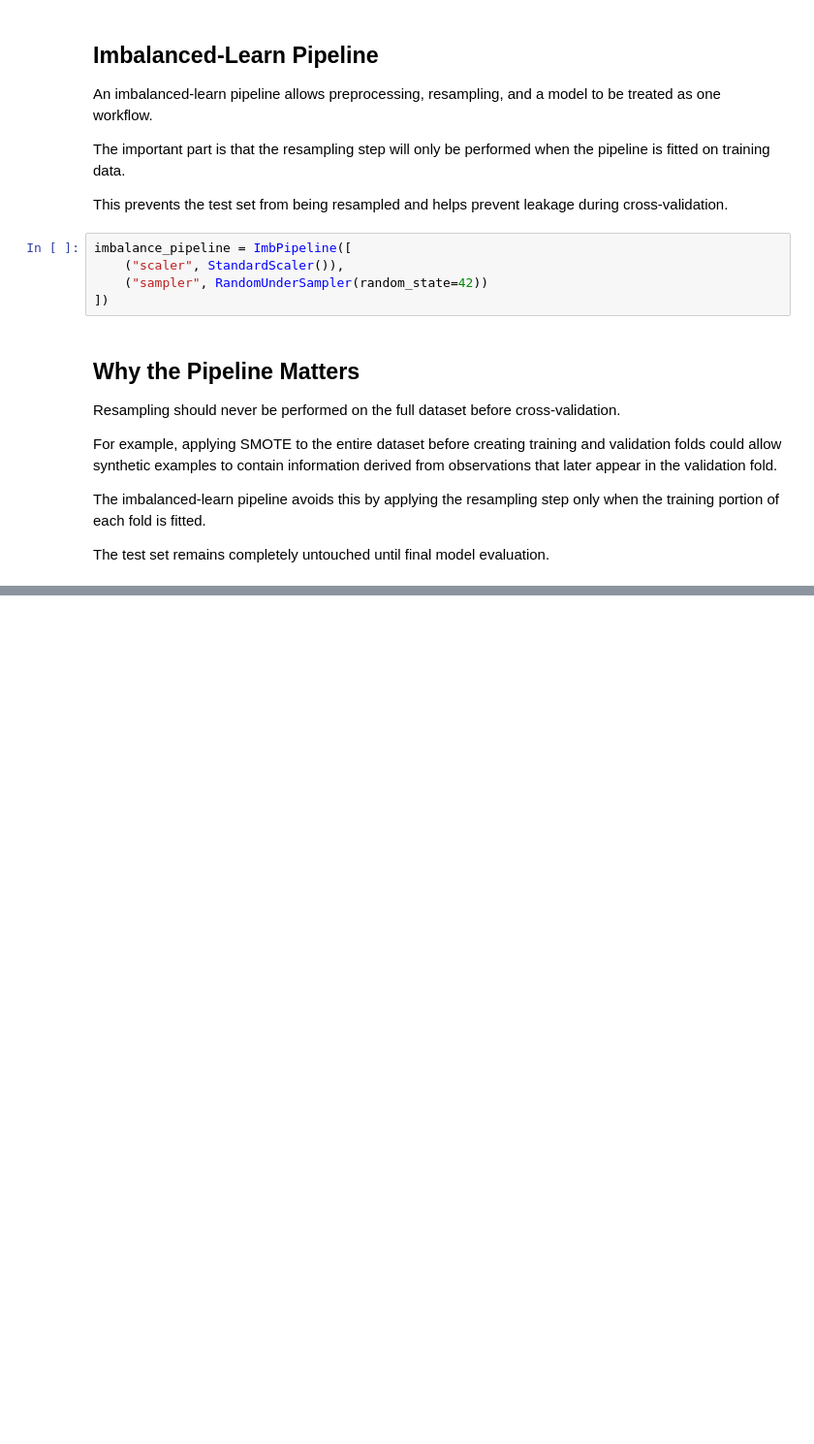
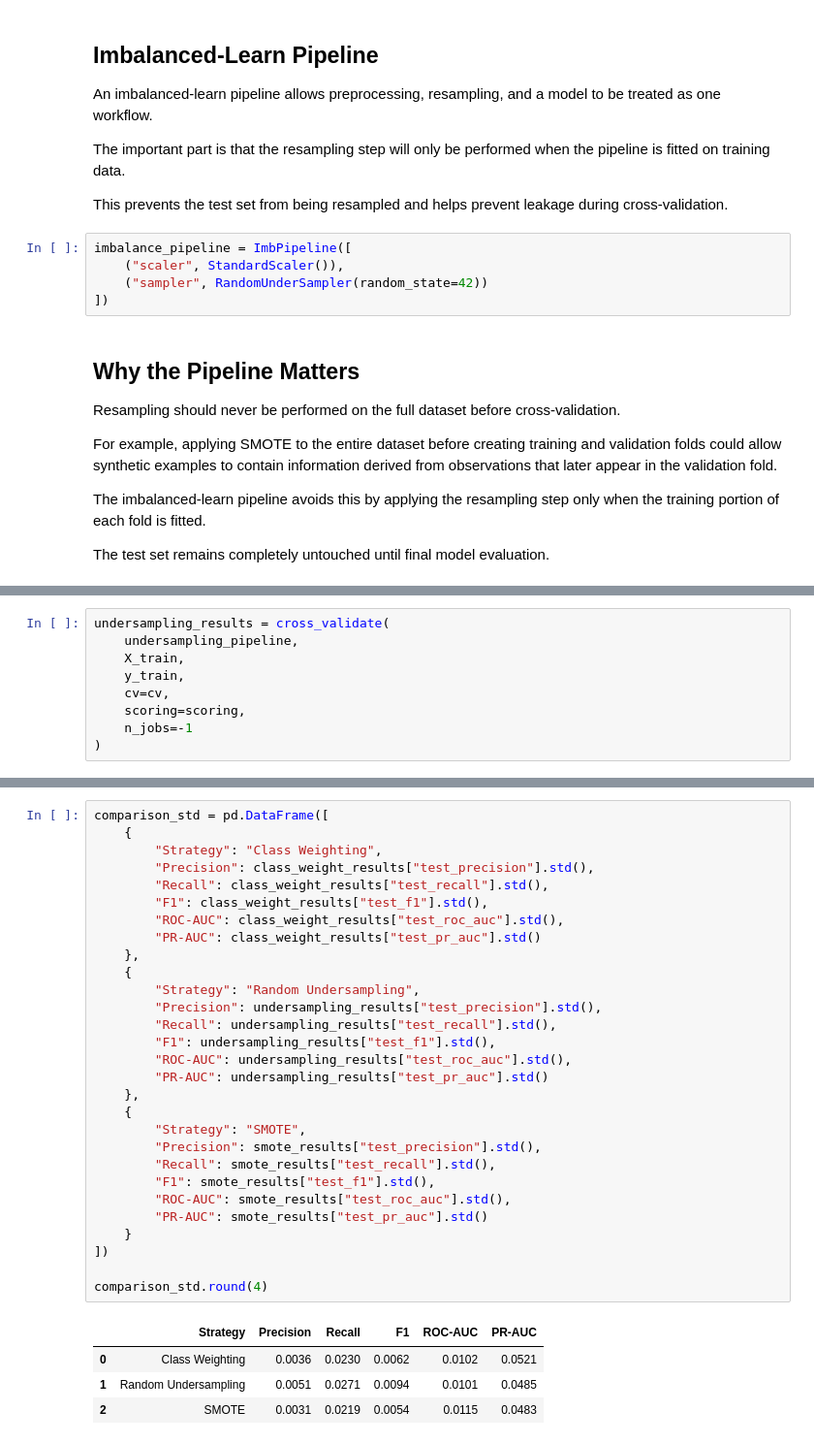
Before and after one commit to francisparwez/credit-card-fraud-detection, a Jupyter notebook: notebooks/01_credit_card_fraud_detection.ipynb, the cells around one changed output, grey strips where cells are left out. Shown at 97% size. Cells and saved outputs as stored; diff of their text form; blank space fills up the shorter version.

```diff
--- a/notebooks/01_credit_card_fraud_detection.ipynb
+++ b/notebooks/01_credit_card_fraud_detection.ipynb
@@ -452,0 +603,9 @@ The test set remains completely untouched until final model evaluation.
+# %%
+undersampling_results = cross_validate(
+    undersampling_pipeline,
+    X_train,
+    y_train,
+    cv=cv,
+    scoring=scoring,
+    n_jobs=-1
+)
@@ -452,0 +672,34 @@ The test set remains completely untouched until final model evaluation.
+# %%
+comparison_std = pd.DataFrame([
+    {
+        "Strategy": "Class Weighting",
+        "Precision": class_weight_results["test_precision"].std(),
+        "Recall": class_weight_results["test_recall"].std(),
+        "F1": class_weight_results["test_f1"].std(),
+        "ROC-AUC": class_weight_results["test_roc_auc"].std(),
+        "PR-AUC": class_weight_results["test_pr_auc"].std()
+    },
+    {
+        "Strategy": "Random Undersampling",
+        "Precision": undersampling_results["test_precision"].std(),
+        "Recall": undersampling_results["test_recall"].std(),
+        "F1": undersampling_results["test_f1"].std(),
+        "ROC-AUC": undersampling_results["test_roc_auc"].std(),
+        "PR-AUC": undersampling_results["test_pr_auc"].std()
+    },
+    {
+        "Strategy": "SMOTE",
+        "Precision": smote_results["test_precision"].std(),
+        "Recall": smote_results["test_recall"].std(),
+        "F1": smote_results["test_f1"].std(),
+        "ROC-AUC": smote_results["test_roc_auc"].std(),
+        "PR-AUC": smote_results["test_pr_auc"].std()
+    }
+])
+
+comparison_std.round(4)
+# %% [output]
+|  | Strategy | Precision | Recall | F1 | ROC-AUC | PR-AUC |
+| 0 | Class Weighting | 0.0036 | 0.0230 | 0.0062 | 0.0102 | 0.0521 |
+| 1 | Random Undersampling | 0.0051 | 0.0271 | 0.0094 | 0.0101 | 0.0485 |
+| 2 | SMOTE | 0.0031 | 0.0219 | 0.0054 | 0.0115 | 0.0483 |
```
Also changed, not shown: parts of 28 cells of this notebook, 4 other files.
